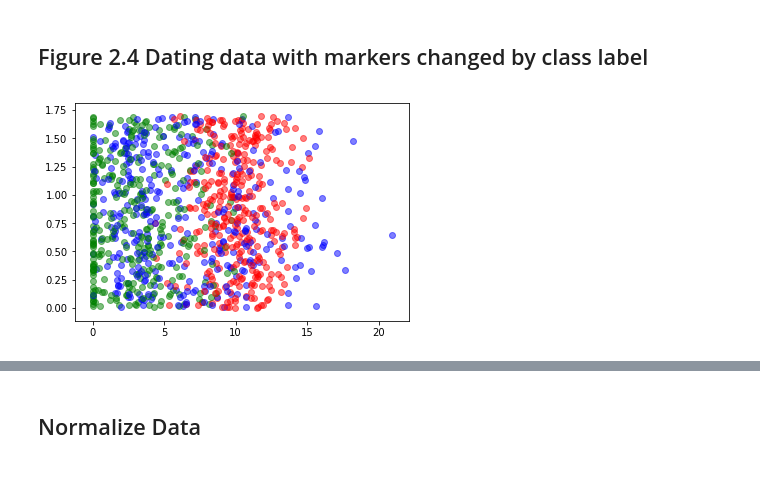
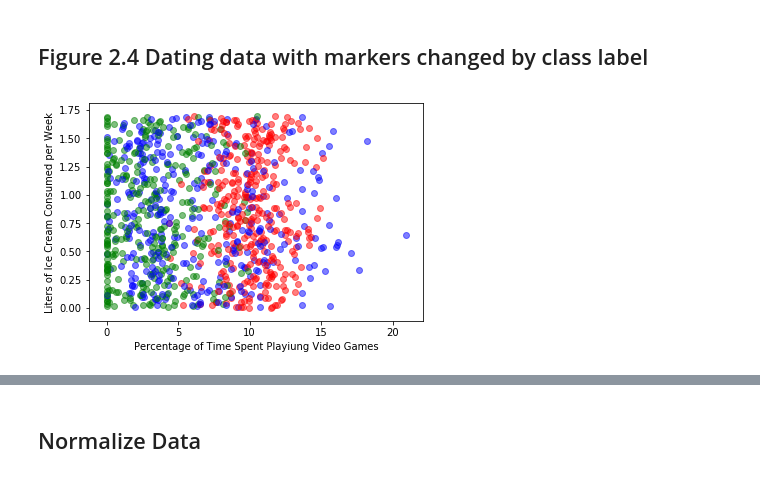
Before and after one commit to junyanyao/ML_Algorithms, a Jupyter notebook: KNN.ipynb, the cells around one changed output, grey strips where cells are left out. Cells and saved outputs as stored; diff of their text form; code cells hidden in the pictures.

```diff
--- a/KNN.ipynb
+++ b/KNN.ipynb
@@ -106,8 +106,9 @@ lookup=  {'largeDoses':'red', 'smallDoses':'green', 'didntLike': 'blue'}
 # %%
 # Analyze with graph
 for xy, color in zip(datingDataMat, datingLabels):
     plt.scatter(xy[1], xy[2],c = lookup[color], alpha =0.5)
-
+plt.xlabel('Percentage of Time Spent Playiung Video Games')
+plt.ylabel('Liters of Ice Cream Consumed per Week')
 plt.show()
 # %% [output]
-[figure, old version]
+[figure, new version]
```
Also changed, not shown: parts of 2 cells of this notebook, 1 other file.
